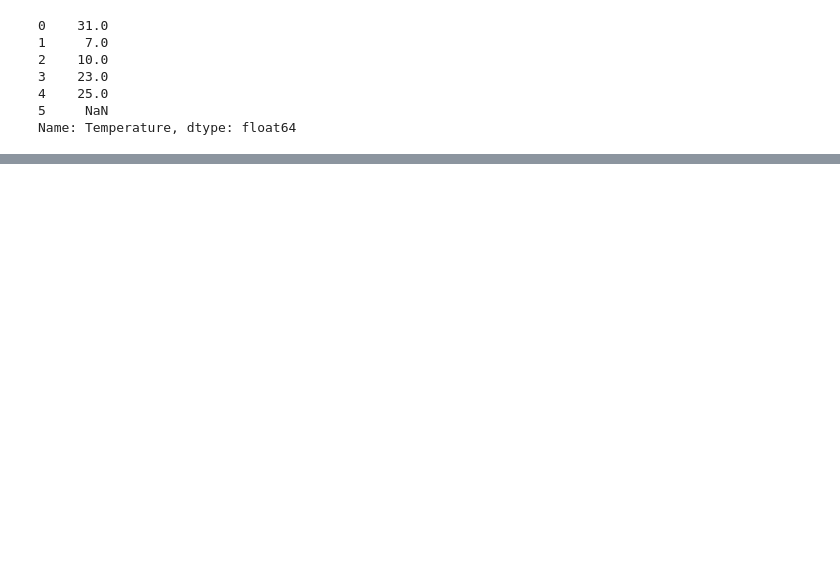
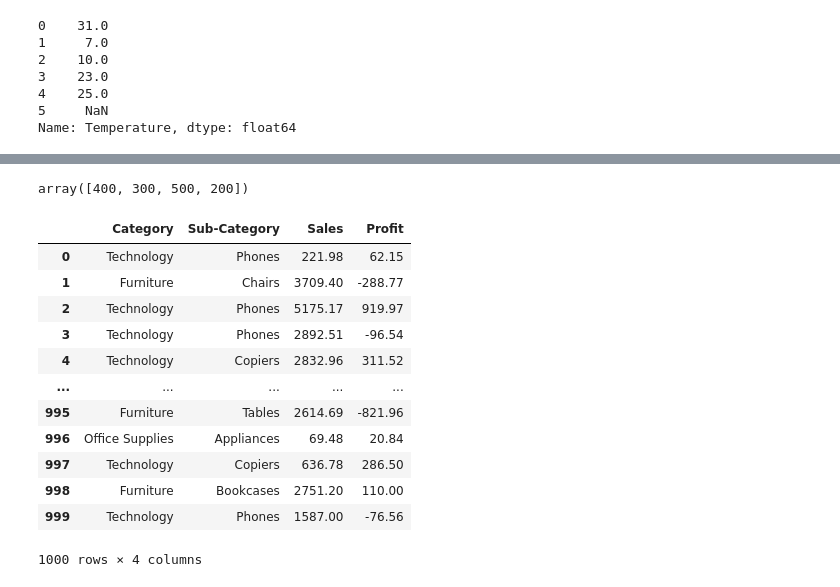
Before and after one commit to BalqishOmar/Balqish_AIML-nexperts4, a Jupyter notebook: Day 07 - Pandas/inclass 1 Pandas .ipynb, the cells around one changed output, grey strips where cells are left out. Saved outputs shown, nothing was run; the diff lists cells and outputs as text; code cells hidden in the pictures; blank space fills up the shorter version.

```diff
--- a/Day 07 - Pandas/inclass 1 Pandas .ipynb
+++ b/Day 07 - Pandas/inclass 1 Pandas .ipynb
@@ -264,0 +294,25 @@ df.head(15)
+# %%
+a = np.array([100,200,300,400,500])
+
+a[1]
+
+a[   [3,2,4,1]   ]
+# %% [output]
+array([400, 300, 500, 200])
+# %%
+cols = ["Category", "Sub-Category","Sales", "Profit"]
+df_sales[cols]
+# %% [output]
+|  | Category | Sub-Category | Sales | Profit |
+| 0 | Technology | Phones | 221.98 | 62.15 |
+| 1 | Furniture | Chairs | 3709.40 | -288.77 |
+| 2 | Technology | Phones | 5175.17 | 919.97 |
+| 3 | Technology | Phones | 2892.51 | -96.54 |
+| 4 | Technology | Copiers | 2832.96 | 311.52 |
+| ... | ... | ... | ... | ... |
+| 995 | Furniture | Tables | 2614.69 | -821.96 |
+| 996 | Office Supplies | Appliances | 69.48 | 20.84 |
+| 997 | Technology | Copiers | 636.78 | 286.50 |
+| 998 | Furniture | Bookcases | 2751.20 | 110.00 |
+| 999 | Technology | Phones | 1587.00 | -76.56 |
+1000 rows × 4 columns
```
Also changed, not shown: parts of 35 cells of this notebook, 2 other files.
